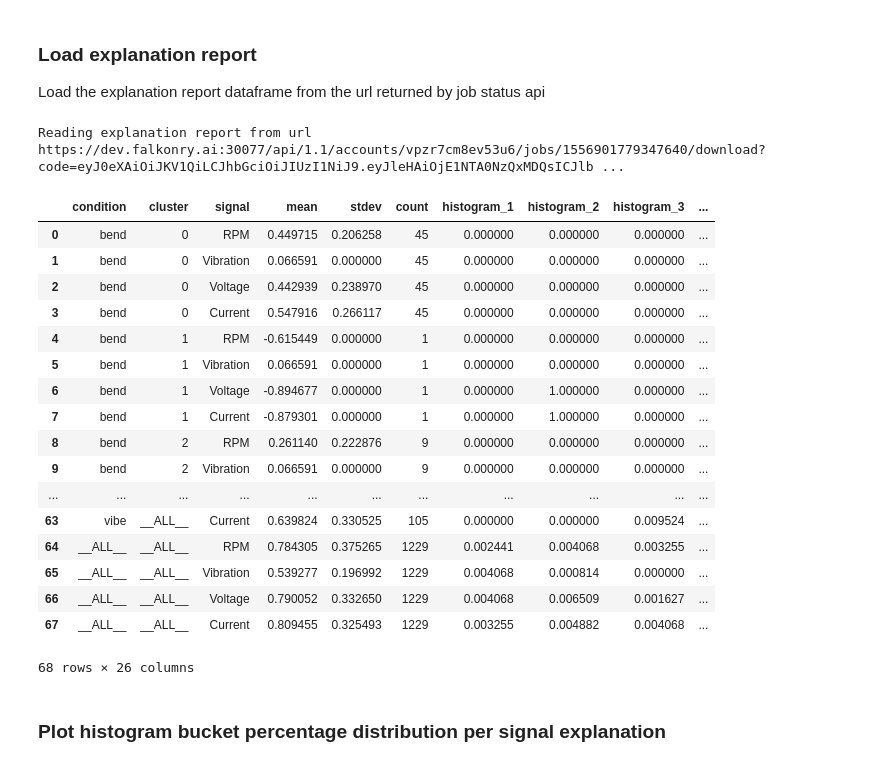
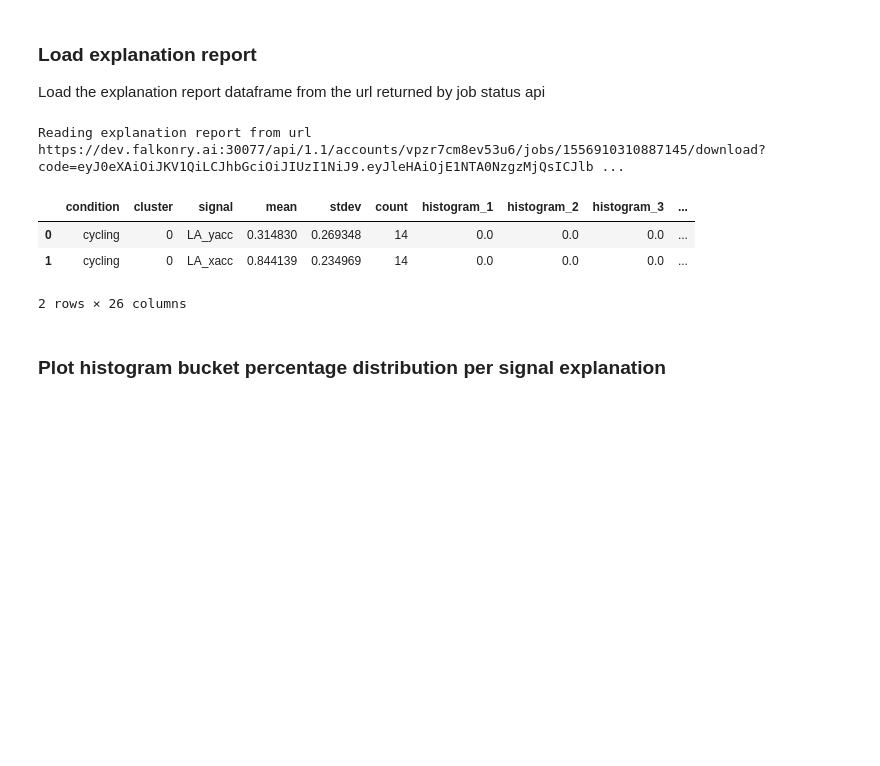
Before and after one commit to mukeshpat3l/examples, a Jupyter notebook: jupyter-example-notebooks/ExplanationConfidenceLRSExample.ipynb, the cells around one changed output. Drawn from its saved outputs; the diff is of its cells as text; code cells hidden in the pictures; blank space fills up the shorter version.

Commit message:
connects Falkonry/tracker#2889
some more changes

```diff
--- a/jupyter-example-notebooks/ExplanationConfidenceLRSExample.ipynb
+++ b/jupyter-example-notebooks/ExplanationConfidenceLRSExample.ipynb
@@ -570,29 +574,15 @@ Load the explanation report dataframe from the url returned by job status api
 # %%
 print("Reading explanation report from url %s " % (explanation_report_url))
 report_csv = readExplanationReportCsv(explanation_report_url)
 #print(report_csv)
 report_df = pd.read_csv(io.StringIO(report_csv))
-report_df
+report_df.head(2)
 # %% [output]
-Reading explanation report from url https://dev.falkonry.ai:30077/api/1.1/accounts/vpzr7cm8ev53u6/jobs/1556901779347640/download?code=eyJ0eXAiOiJKV1QiLCJhbGciOiJIUzI1NiJ9.eyJleHAiOjE1NTA0NzQxMDQsICJlb ...
+Reading explanation report from url https://dev.falkonry.ai:30077/api/1.1/accounts/vpzr7cm8ev53u6/jobs/1556910310887145/download?code=eyJ0eXAiOiJKV1QiLCJhbGciOiJIUzI1NiJ9.eyJleHAiOjE1NTA0NzgzMjQsICJlb ...
 |  | condition | cluster | signal | mean | stdev | count | histogram_1 | histogram_2 | histogram_3 | ... |
-| 0 | bend | 0 | RPM | 0.449715 | 0.206258 | 45 | 0.000000 | 0.000000 | 0.000000 | ... |
-| 1 | bend | 0 | Vibration | 0.066591 | 0.000000 | 45 | 0.000000 | 0.000000 | 0.000000 | ... |
-| 2 | bend | 0 | Voltage | 0.442939 | 0.238970 | 45 | 0.000000 | 0.000000 | 0.000000 | ... |
-| 3 | bend | 0 | Current | 0.547916 | 0.266117 | 45 | 0.000000 | 0.000000 | 0.000000 | ... |
-| 4 | bend | 1 | RPM | -0.615449 | 0.000000 | 1 | 0.000000 | 0.000000 | 0.000000 | ... |
-| 5 | bend | 1 | Vibration | 0.066591 | 0.000000 | 1 | 0.000000 | 0.000000 | 0.000000 | ... |
-| 6 | bend | 1 | Voltage | -0.894677 | 0.000000 | 1 | 0.000000 | 1.000000 | 0.000000 | ... |
-| 7 | bend | 1 | Current | -0.879301 | 0.000000 | 1 | 0.000000 | 1.000000 | 0.000000 | ... |
-| 8 | bend | 2 | RPM | 0.261140 | 0.222876 | 9 | 0.000000 | 0.000000 | 0.000000 | ... |
-| 9 | bend | 2 | Vibration | 0.066591 | 0.000000 | 9 | 0.000000 | 0.000000 | 0.000000 | ... |
-| ... | ... | ... | ... | ... | ... | ... | ... | ... | ... | ... |
-| 63 | vibe | __ALL__ | Current | 0.639824 | 0.330525 | 105 | 0.000000 | 0.000000 | 0.009524 | ... |
-| 64 | __ALL__ | __ALL__ | RPM | 0.784305 | 0.375265 | 1229 | 0.002441 | 0.004068 | 0.003255 | ... |
-| 65 | __ALL__ | __ALL__ | Vibration | 0.539277 | 0.196992 | 1229 | 0.004068 | 0.000814 | 0.000000 | ... |
-| 66 | __ALL__ | __ALL__ | Voltage | 0.790052 | 0.332650 | 1229 | 0.004068 | 0.006509 | 0.001627 | ... |
-| 67 | __ALL__ | __ALL__ | Current | 0.809455 | 0.325493 | 1229 | 0.003255 | 0.004882 | 0.004068 | ... |
+| 0 | cycling | 0 | LA_yacc | 0.314830 | 0.269348 | 14 | 0.0 | 0.0 | 0.0 | ... |
+| 1 | cycling | 0 | LA_xacc | 0.844139 | 0.234969 | 14 | 0.0 | 0.0 | 0.0 | ... |
-68 rows × 26 columns
+2 rows × 26 columns
 # %% [markdown]
 ### Plot histogram bucket percentage distribution per signal explanation
 # %%
```
Also changed, not shown: parts of 24 cells of this notebook.
